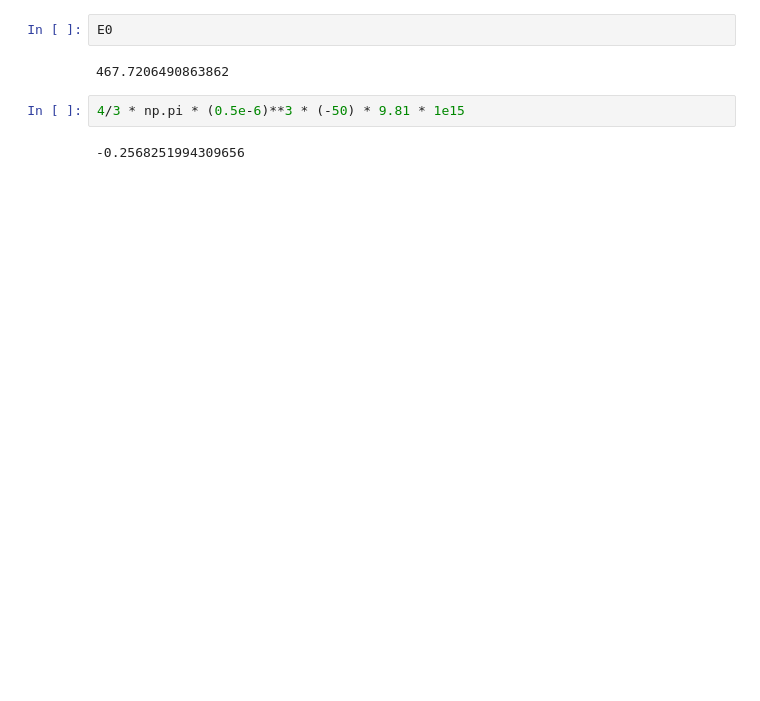
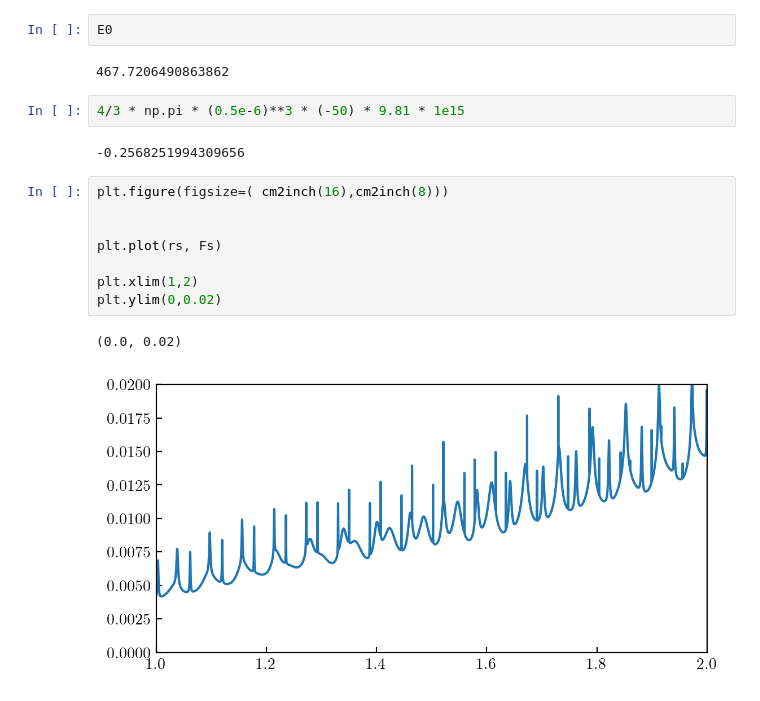
Before and after one commit to eXpensia/Confined-Brownian-Motion, a Jupyter notebook: 02_body/chapter2/images/Calcul_force_optique/Calcul optical force.ipynb, the cells around one changed output. Drawn from its saved outputs; the diff is of its cells as text; blank space fills up the shorter version.

```diff
--- a/02_body/chapter2/images/Calcul_force_optique/Calcul optical force.ipynb
+++ b/02_body/chapter2/images/Calcul_force_optique/Calcul optical force.ipynb
@@ -195,3 +196,14 @@ E0
 4/3 * np.pi * (0.5e-6)**3 * (-50) * 9.81 * 1e15
 # %% [output]
 -0.2568251994309656
+# %%
+plt.figure(figsize=( cm2inch(16),cm2inch(8)))
+
+
+plt.plot(rs, Fs)
+
+plt.xlim(1,2)
+plt.ylim(0,0.02)
+# %% [output]
+(0.0, 0.02)
+[figure, added]
```
Also changed, not shown: parts of 3 cells of this notebook, 8 other files.
